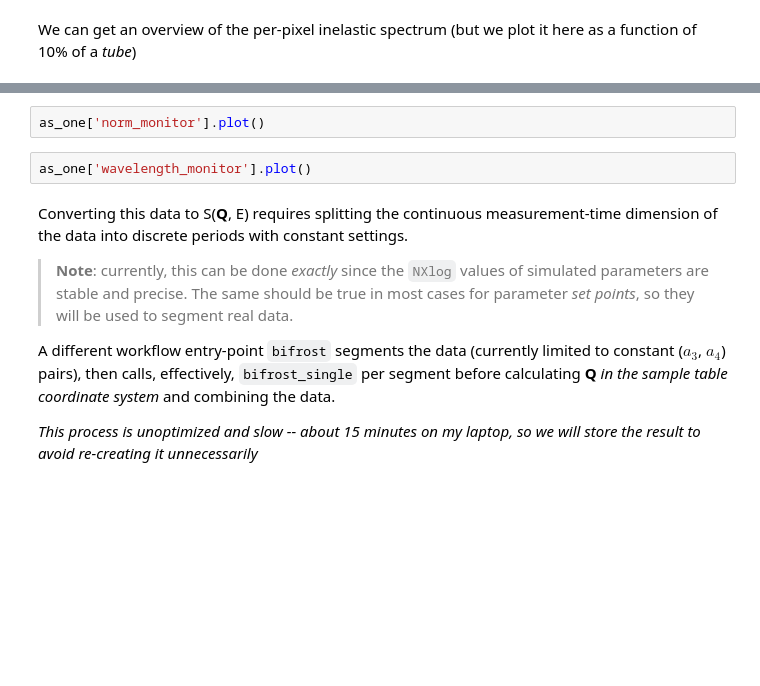
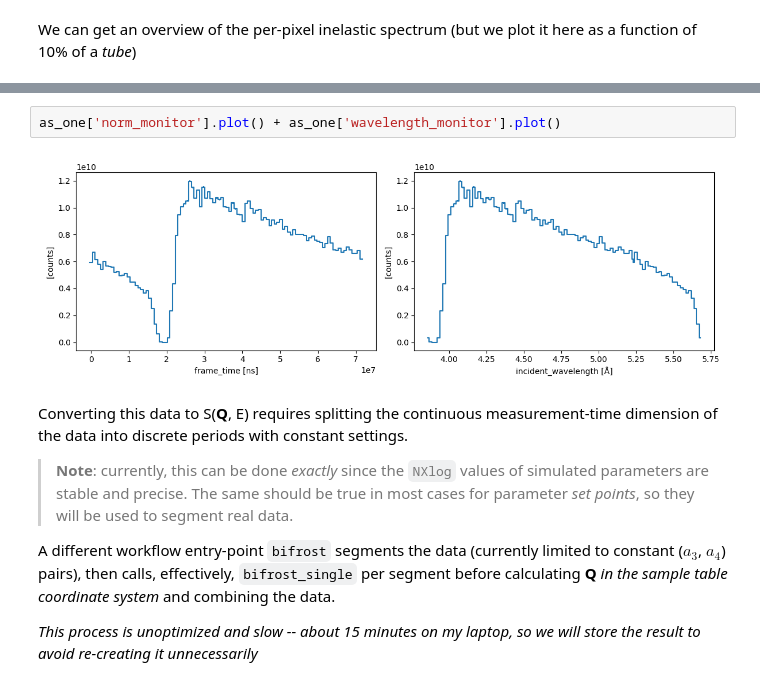
Before and after one commit to g5t/bifrost-workflow-2409, a Jupyter notebook: notebooks/03_phonon.ipynb, the cells around one changed output, grey strips where cells are left out. Cells and saved outputs as stored; diff of their text form; blank space fills up the shorter version.

```diff
--- a/notebooks/03_phonon.ipynb
+++ b/notebooks/03_phonon.ipynb
@@ -60,7 +64,7 @@ as_one['events'].bin(energy_transfer=100).hist(
 # %%
-as_one['norm_monitor'].plot()
+as_one['norm_monitor'].plot() + as_one['wavelength_monitor'].plot()
+# %% [output]
+[figure, added]
-# %%
-as_one['wavelength_monitor'].plot()
 # %% [markdown]
 Converting this data to S(**Q**, E) requires splitting the continuous measurement-time dimension of the data into discrete
 periods with constant settings.
```
Also changed, not shown: parts of 28 cells of this notebook, 11 other files.
